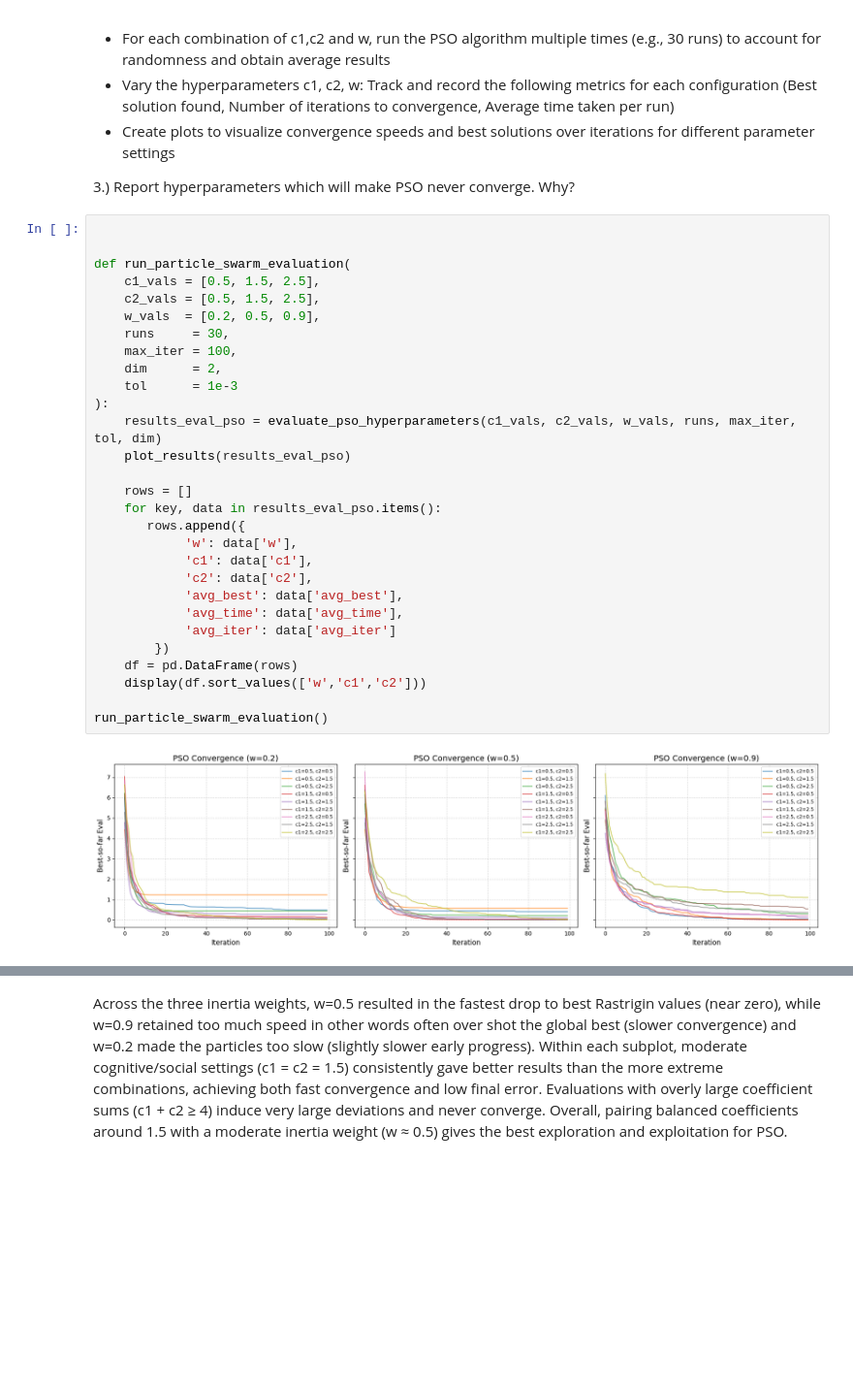
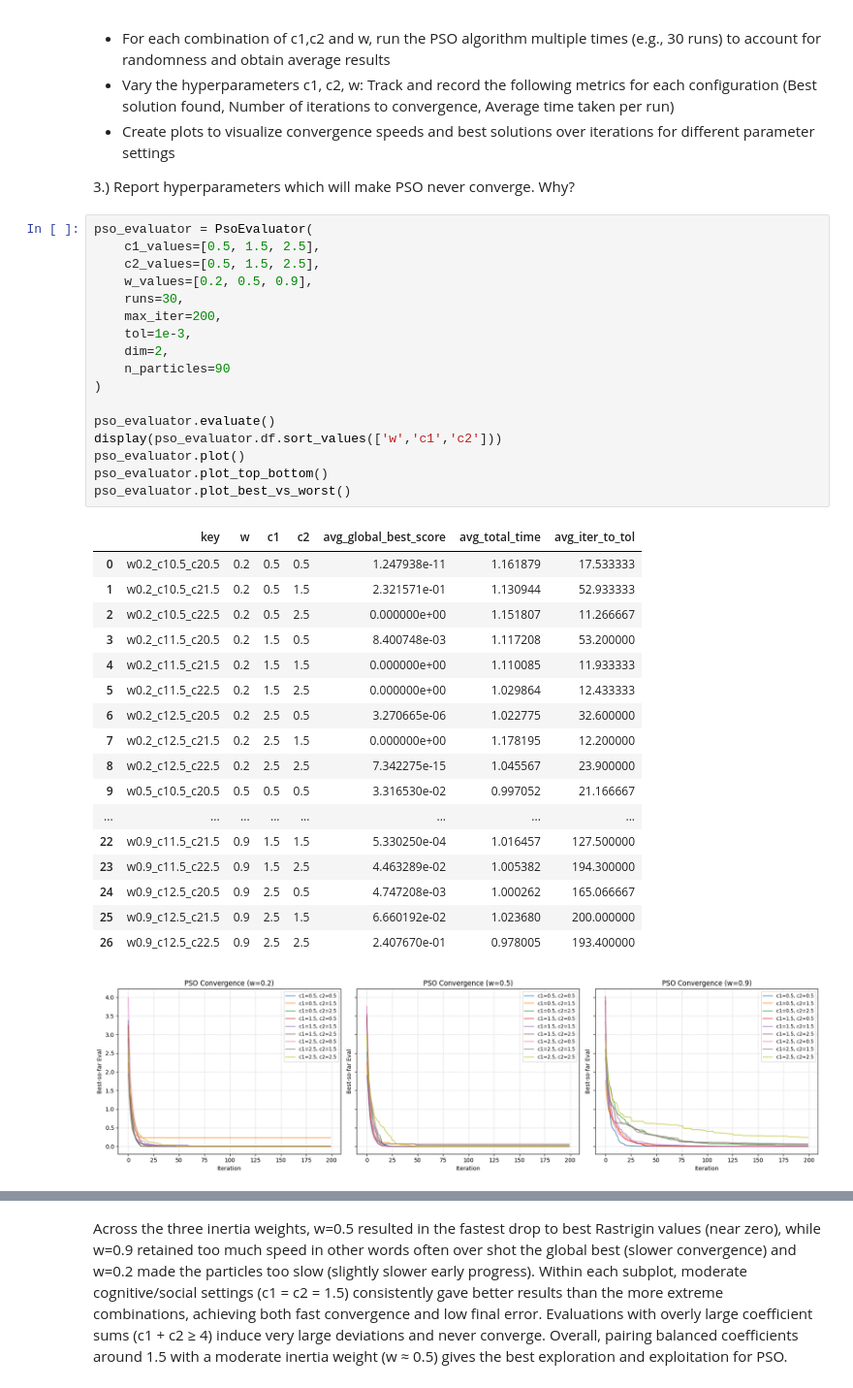
Before and after one commit to MarioSomodi/Optimization-Algorithms, a Jupyter notebook: OABOEC_Project_Mario_Somodi.ipynb, the cells around one changed output, grey strips where cells are left out. Shown at 97% size. Saved outputs shown, nothing was run; the diff lists cells and outputs as text; blank space fills up the shorter version.

Commit message:
improve pso eval with parallel running and better plots

```diff
--- a/OABOEC_Project_Mario_Somodi.ipynb
+++ b/OABOEC_Project_Mario_Somodi.ipynb
@@ -502,33 +499,38 @@ The goal of this project is to investigate the effects of the cognitive coeffici
 
 <p> 3.) Report hyperparameters which will make PSO never converge. Why?</p>
 # %%
+pso_evaluator = PsoEvaluator(
+    c1_values=[0.5, 1.5, 2.5],
+    c2_values=[0.5, 1.5, 2.5],
+    w_values=[0.2, 0.5, 0.9],
+    runs=30,
+    max_iter=200,
+    tol=1e-3,
+    dim=2,
+    n_particles=90
+)
 
-
-def run_particle_swarm_evaluation(
-    c1_vals = [0.5, 1.5, 2.5],
-    c2_vals = [0.5, 1.5, 2.5],
-    w_vals  = [0.2, 0.5, 0.9],
-    runs     = 30,
-    max_iter = 100,
-    dim      = 2,
-    tol      = 1e-3
-):
-    results_eval_pso = evaluate_pso_hyperparameters(c1_vals, c2_vals, w_vals, runs, max_iter, tol, dim)
-    plot_results(results_eval_pso)
-
-    rows = []
-    for key, data in results_eval_pso.items():
-       rows.append({
-            'w': data['w'],
-            'c1': data['c1'],
-            'c2': data['c2'],
-            'avg_best': data['avg_best'],
-            'avg_time': data['avg_time'],
-            'avg_iter': data['avg_iter']
-        })
-    df = pd.DataFrame(rows)
-    display(df.sort_values(['w','c1','c2']))
-
-run_particle_swarm_evaluation()
+pso_evaluator.evaluate()
+display(pso_evaluator.df.sort_values(['w','c1','c2']))
+pso_evaluator.plot()
+pso_evaluator.plot_top_bottom()
+pso_evaluator.plot_best_vs_worst()
 # %% [output]
+|  | key | w | c1 | c2 | avg_global_best_score | avg_total_time | avg_iter_to_tol |
+| 0 | w0.2_c10.5_c20.5 | 0.2 | 0.5 | 0.5 | 1.247938e-11 | 1.161879 | 17.533333 |
+| 1 | w0.2_c10.5_c21.5 | 0.2 | 0.5 | 1.5 | 2.321571e-01 | 1.130944 | 52.933333 |
+| 2 | w0.2_c10.5_c22.5 | 0.2 | 0.5 | 2.5 | 0.000000e+00 | 1.151807 | 11.266667 |
+| 3 | w0.2_c11.5_c20.5 | 0.2 | 1.5 | 0.5 | 8.400748e-03 | 1.117208 | 53.200000 |
+| 4 | w0.2_c11.5_c21.5 | 0.2 | 1.5 | 1.5 | 0.000000e+00 | 1.110085 | 11.933333 |
+| 5 | w0.2_c11.5_c22.5 | 0.2 | 1.5 | 2.5 | 0.000000e+00 | 1.029864 | 12.433333 |
+| 6 | w0.2_c12.5_c20.5 | 0.2 | 2.5 | 0.5 | 3.270665e-06 | 1.022775 | 32.600000 |
+| 7 | w0.2_c12.5_c21.5 | 0.2 | 2.5 | 1.5 | 0.000000e+00 | 1.178195 | 12.200000 |
+| 8 | w0.2_c12.5_c22.5 | 0.2 | 2.5 | 2.5 | 7.342275e-15 | 1.045567 | 23.900000 |
+| 9 | w0.5_c10.5_c20.5 | 0.5 | 0.5 | 0.5 | 3.316530e-02 | 0.997052 | 21.166667 |
+| ... | ... | ... | ... | ... | ... | ... | ... |
+| 22 | w0.9_c11.5_c21.5 | 0.9 | 1.5 | 1.5 | 5.330250e-04 | 1.016457 | 127.500000 |
+| 23 | w0.9_c11.5_c22.5 | 0.9 | 1.5 | 2.5 | 4.463289e-02 | 1.005382 | 194.300000 |
+| 24 | w0.9_c12.5_c20.5 | 0.9 | 2.5 | 0.5 | 4.747208e-03 | 1.000262 | 165.066667 |
+| 25 | w0.9_c12.5_c21.5 | 0.9 | 2.5 | 1.5 | 6.660192e-02 | 1.023680 | 200.000000 |
+| 26 | w0.9_c12.5_c22.5 | 0.9 | 2.5 | 2.5 | 2.407670e-01 | 0.978005 | 193.400000 |
-[figure, old version]
+[figure, new version]
```
Also changed, not shown: parts of 7 cells of this notebook, 2 other files.
